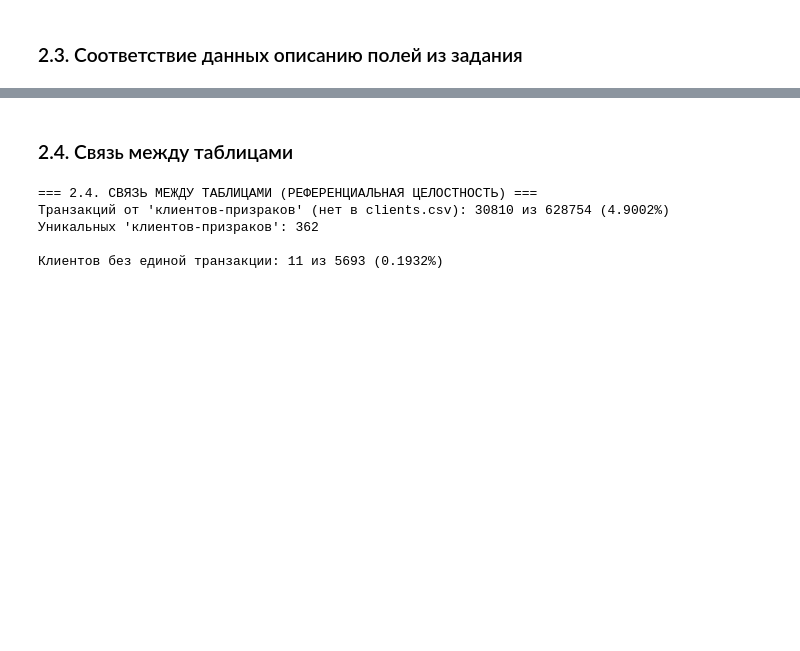
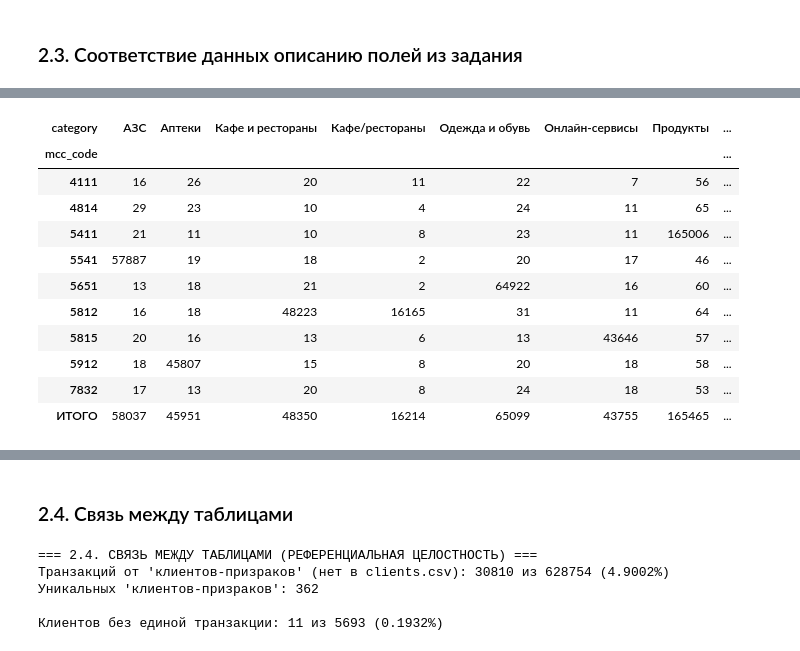
Before and after one commit to Blackartbl4/Tyapkov_Artyom_Lab1, a Jupyter notebook: 01_analysis.ipynb, the cells around one changed output, grey strips where cells are left out. Cells and saved outputs as stored; diff of their text form; code cells hidden in the pictures; blank space fills up the shorter version.

```diff
--- a/01_analysis.ipynb
+++ b/01_analysis.ipynb
@@ -254,6 +260,8 @@ print("=" * 70)
 
 # Вспомогательная дата среза по ТЗ (действующие клиенты на 30.06.2025)
 SNAPSHOT_DATE = pd.to_datetime("2025-06-30")
+
+
 
 # =========================================================================
 # БЛОК 1. КЛИЕНТЫ: ДАТЫ И ВОЗРАСТ (Пункты 10, 11 и человеческий возраст)
@@ -303,13 +311,32 @@ print(df_clients_raw['income_source'].value_counts(dropna=False))
 
 inc = df_clients_raw['monthly_income']
 print(f"\nАномальный доход (<0): {(inc < 0).sum()} из {len(df_clients_raw)}")
-print(f"Нулевой доход (== 0): {(inc == 0).sum()} из {len(df_clients_raw)}")
 print(f"Пропущенный доход (NaN): {inc.isna().sum()} из {len(df_clients_raw)}")
+
 valid_inc = inc[inc > 0]
 print("Статистика по положительным доходам:")
 print(f"  min = {valid_inc.min():,.0f}, median = {valid_inc.median():,.0f}, 99% квантиль = {valid_inc.quantile(0.99):,.0f}, max = {valid_inc.max():,.0f}")
+
+# =========================================================
+# ПРОВЕРКА ГИПОТЕЗЫ: УКАЗАНИЕ ЗАРПЛАТЫ В ТЫСЯЧАХ
+# =========================================================
+small_inc = valid_inc[valid_inc < 2000]
+print(f"\nДетальный разрез доходов < 2000 руб. (всего {len(small_inc)} чел.):")
+
+# 1. Табличная гистограмма по корзинам
+bins = [0, 10, 50, 100, 500, 1000, 2000]
+dist = pd.cut(small_inc, bins=bins).value_counts().sort_index()
+print("Распределение по интервалам:")
+for interval, count in dist.items():
+    print(f"  от {interval.left} до {interval.right} руб.: {count} чел.")
+
+# 2. Топ конкретных значений (что именно пишут люди?)
+print("\nТоп-10 самых частых значений в этом диапазоне:")
+print(small_inc.value_counts().head(10).to_dict())
+# =========================================================
+
 agr_to_adv = df_clients_raw['marketing_opt_in'].value_counts(dropna=False)
-print("Количества согласных и несогласных с персональной рекламой")
+print("\nКоличества согласных и несогласных с персональной рекламой:")
 for opt, count in agr_to_adv.items():
     print(f"{opt} - {count}")
 
@@ -339,10 +366,6 @@ for mcc, cats in mcc_cat_mapping.items():
 
 # Проверка: есть ли категории, у которых несколько разных MCC
 cat_mcc_mapping = df_txn_raw.groupby('category')['mcc_code'].unique()
-print("\nКатегории с несколькими разными MCC (если есть):")
-mult_mcc = {cat: list(mccs) for cat, mccs in cat_mcc_mapping.items() if len(mccs) > 1}
-print(mult_mcc if mult_mcc else "Каждому варианту категории соответствует ровно один MCC-код.")
-
 
 # =========================================================================
 # БЛОК 6. ТРАНЗАКЦИИ: СУММЫ, ВАЛЮТЫ И СТАТУСЫ (Пункты 14, 17)
@@ -375,6 +398,57 @@ print("\n>>> 7. ДАТЫ ТРАНЗАКЦИЙ")
 txn_dates = pd.to_datetime(df_txn_raw['txn_datetime'].str[:10], errors='coerce')
 print(f"Транзакции раньше 2024-01-01: {(txn_dates < '2024-01-01').sum()} (min date: {txn_dates.min().strftime('%Y-%m-%d')})")
 print(f"Транзакции позже 2025-06-30: {(txn_dates > '2025-06-30').sum()} (max date: {txn_dates.max().strftime('%Y-%m-%d')})")
+print("=" * 80)
+print("=== СВЕРКА MCC-КОДОВ И КАТЕГОРИЙ ТРАТ ===")
+print("=" * 80)
+
+# 1. Полная матрица пересечений (строки — MCC, столбцы — категории)
+mcc_matrix = pd.crosstab(
+    df_txn_raw['mcc_code'],
+    df_txn_raw['category'],
+    margins=True,
+    margins_name="ИТОГО"
+)
+
+print("\n--- 1. Матрица транзакций (MCC x Категория):")
+display(mcc_matrix)
+
+# 2. Анализ чистоты соответствия: какая категория доминирует для каждого MCC
+mcc_summary = []
+# Берем данные без строки/столбца ИТОГО
+base_cross = pd.crosstab(df_txn_raw['mcc_code'], df_txn_raw['category'])
+
+for mcc in base_cross.index:
+    row = base_cross.loc[mcc]
+    total_ops = row.sum()
+    top_cat = row.idxmax()
+    top_ops = row.max()
+    match_pct = (top_ops / total_ops) * 100
+
+    # Находим, какие еще категории ошибочно попали в этот MCC
+    mismatches = row[row > 0].drop(top_cat).to_dict()
+
+    mcc_summary.append({
+        "MCC": mcc,
+        "Доминирующая категория": top_cat,
+        "Транзакций доминанты": f"{top_ops:,}",
+        "Всего транзакций": f"{total_ops:,}",
+        "Доля совпадения": f"{match_pct:.2f}%",
+        "Ошибочные категории (шум)": mismatches if mismatches else "Нет"
+    })
+
+df_mcc_report = pd.DataFrame(mcc_summary)
+
+print("\n--- 2. Сводка чистоты маппинга MCC -> Категория:")
+display(df_mcc_report[["MCC", "Доминирующая категория", "Всего транзакций", "Доля совпадения", "Ошибочные категории (шум)"]])
+
+print("\n>>> 8. Категориальные поля:")
+for col in ['gender', 'segment', 'loyalty_tier', 'card_type', 'has_mobile_app', 'marketing_opt_in']:
+    unique_vals = df_clients_raw[col].dropna().unique().tolist()
+    print(f"{col} (уникальных: {len(unique_vals)}): {unique_vals}")
+
+for col in ['currency', 'channel', 'status']:
+    print(f"{col}: {df_txn_raw[col].dropna().unique().tolist()}")
 # %% [output]
 ======================================================================
 === 2.3. ПОЛНЫЙ ДИАГНОСТИЧЕСКИЙ АУДИТ ПОЛЕЙ И БИЗНЕС-ПРАВИЛ ===
@@ -395,0 +470,12 @@ print(f"Транзакции позже 2025-06-30: {(txn_dates > '2025-06-30').
+| category | АЗС | Аптеки | Кафе и рестораны | Кафе/рестораны | Одежда и обувь | Онлайн-сервисы | Продукты | ... |
+| mcc_code |  |  |  |  |  |  |  | ... |
+| 4111 | 16 | 26 | 20 | 11 | 22 | 7 | 56 | ... |
+| 4814 | 29 | 23 | 10 | 4 | 24 | 11 | 65 | ... |
+| 5411 | 21 | 11 | 10 | 8 | 23 | 11 | 165006 | ... |
+| 5541 | 57887 | 19 | 18 | 2 | 20 | 17 | 46 | ... |
+| 5651 | 13 | 18 | 21 | 2 | 64922 | 16 | 60 | ... |
+| 5812 | 16 | 18 | 48223 | 16165 | 31 | 11 | 64 | ... |
+| 5815 | 20 | 16 | 13 | 6 | 13 | 43646 | 57 | ... |
+| 5912 | 18 | 45807 | 15 | 8 | 20 | 18 | 58 | ... |
+| 7832 | 17 | 13 | 20 | 8 | 24 | 18 | 53 | ... |
+| ИТОГО | 58037 | 45951 | 48350 | 16214 | 65099 | 43755 | 165465 | ... |
```
Also changed, not shown: parts of 13 cells of this notebook.
